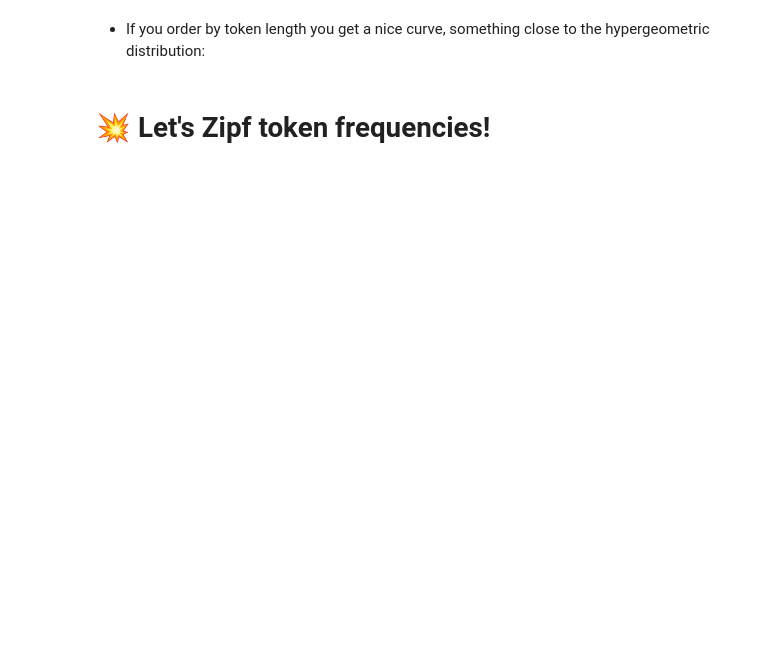
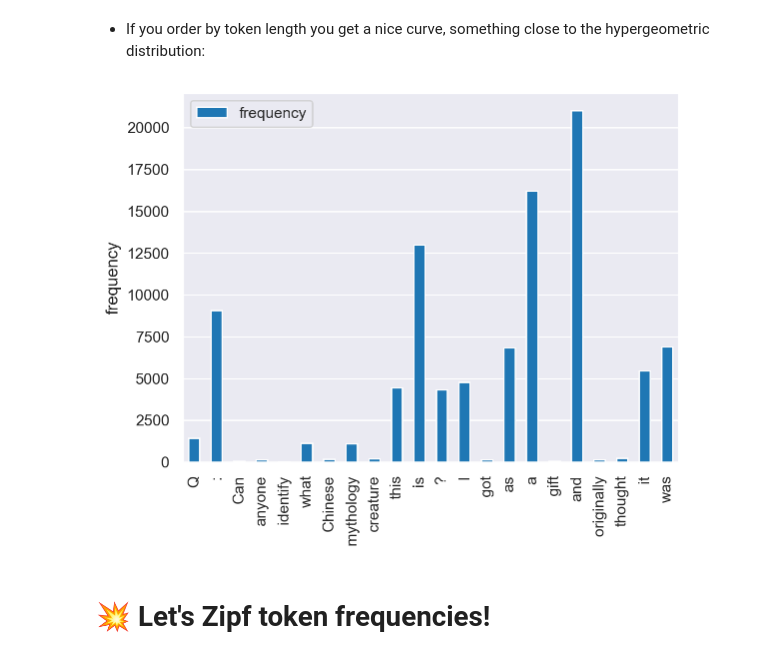
Before and after one commit to Michel-debug/NLP_TD1, a Jupyter notebook: HoNLP-week1.ipynb, the cells around one changed output. Cells and saved outputs as stored; diff of their text form; code cells hidden in the pictures; blank space fills up the shorter version.

```diff
--- a/HoNLP-week1.ipynb
+++ b/HoNLP-week1.ipynb
@@ -578,10 +687,12 @@ myth_len_freqs.head(5)
 # %% [markdown]
 - If you order by token length you get a nice curve, something close to the hypergeometric distribution:
 # %%
-len_freq_df.mythology.head(22).plot.bar()
+pd.DataFrame.from_dict(len_freq_df.loc['mythology','freq_count'],orient='index',columns=['frequency']).head(22).plot.bar()
 plt.ylabel("frequency")
 plt.grid(axis="x")
 plt.show()
+# %% [output]
+[figure, added]
 # %% [markdown]
 # 💥 Let's Zipf token frequencies!
 # %%
```
Also changed, not shown: parts of 30 cells of this notebook.
